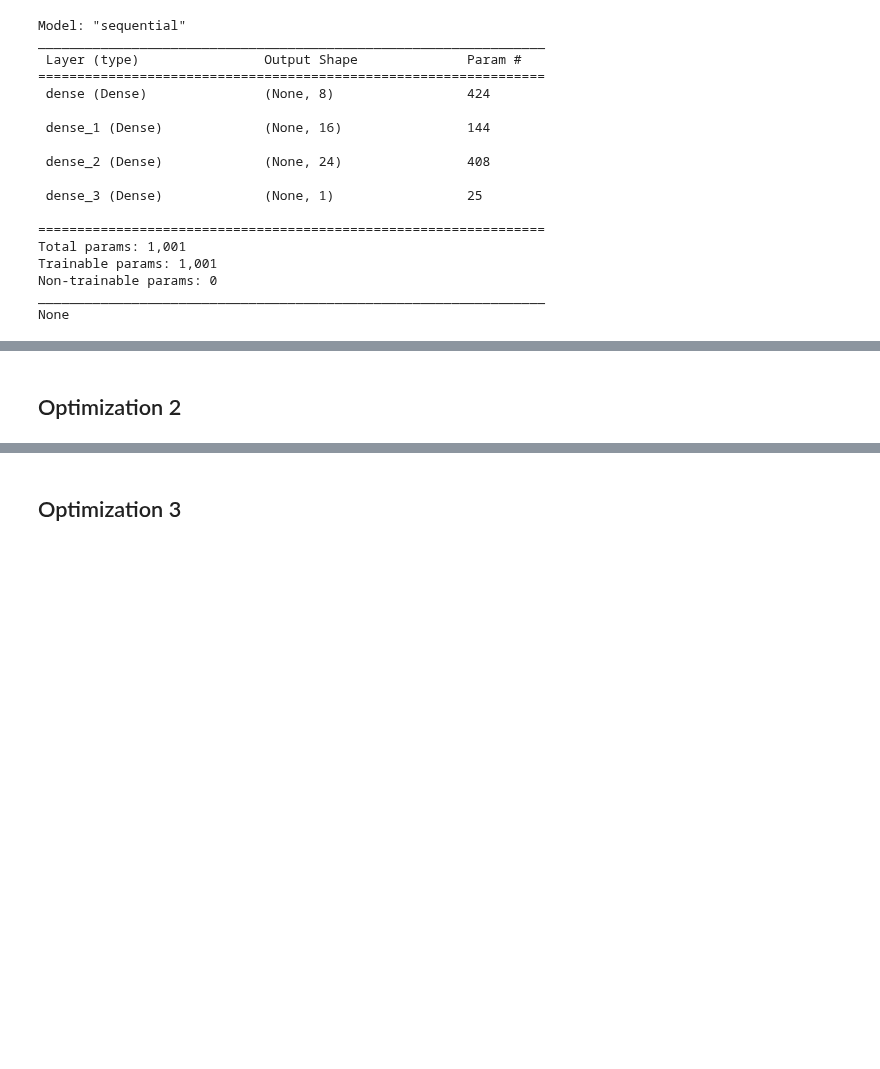
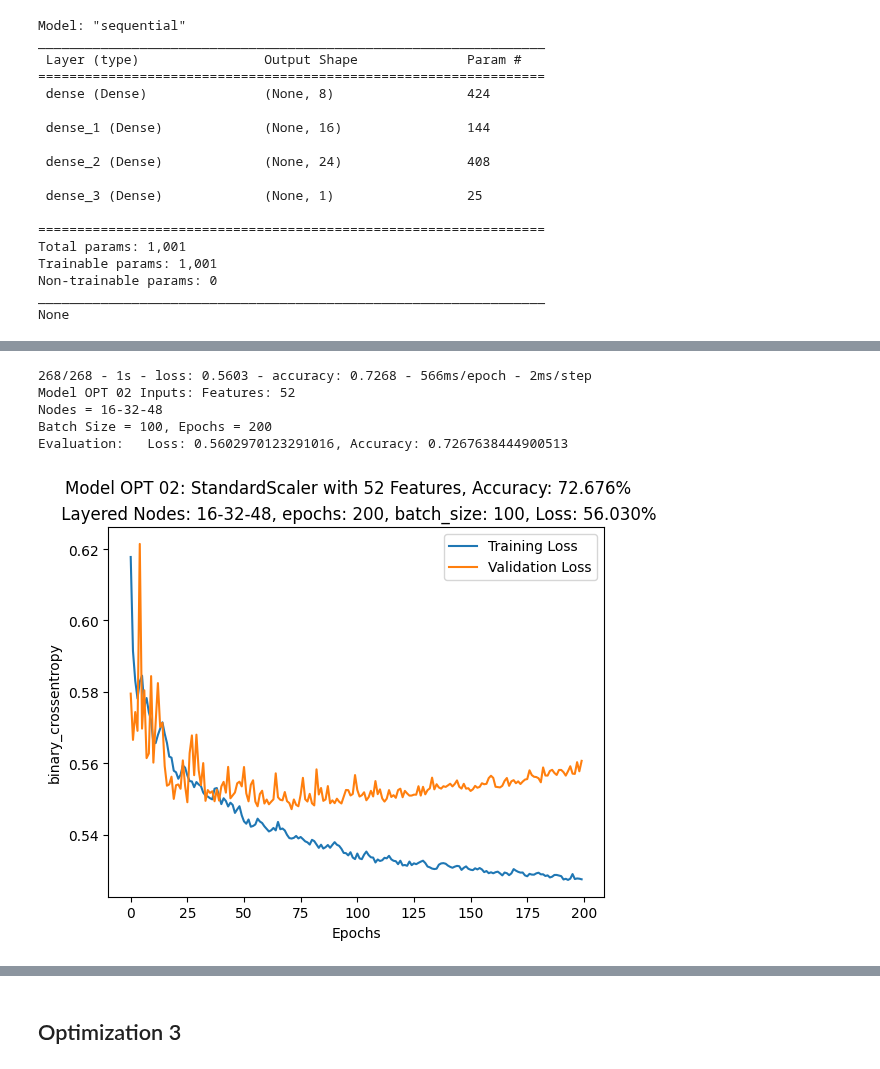
Before and after one commit to mugsiemx/deep-learning-challenge, a Jupyter notebook: AlphabetSoupCharity_Optimization.ipynb, the cells around one changed output, grey strips where cells are left out. Drawn from its saved outputs; the diff is of its cells as text; code cells hidden in the pictures; blank space fills up the shorter version.

```diff
--- a/AlphabetSoupCharity_Optimization.ipynb
+++ b/AlphabetSoupCharity_Optimization.ipynb
@@ -506,13 +503,13 @@ Model: StandardScaler with 52 Features, Accuracy: 72.455%
 # %%
 # define variables for quick access to training
-## changed activation to relu and cut remaining variables in half
+## changed activation to tanh and doubled remaining variables
 number_input_features = len(X_train[0])
-activation = 'relu'
-hidden_nodes_layer1 = 1
-hidden_nodes_layer2 = 8
-hidden_nodes_layer3 = 16
-batch_size = 25
-epochs = 50
+activation = 'tanh'
+hidden_nodes_layer1 = 16
+hidden_nodes_layer2 = 32
+hidden_nodes_layer3 = 48
+batch_size = 100
+epochs = 200
 
 adam = tf.keras.optimizers.legacy.Adam(learning_rate=.1, decay=1e-3)
 loss = "binary_crossentropy"
@@ -543,14 +577,12 @@ print(nn.summary())
 # %%
 # create callback
 # Export our model to HDF5 file
-filepath_w = 'deep-learning-challenge/checkpoints/AlphabetSoupCharity.weight.{epoch:02d}.hdf5'
+filepath_w = 'deep-learning-challenge/checkpoints/OPT_02_AlphabetSoupCharity.weight.{epoch:02d}.hdf5'
 checkpoint = tf.keras.callbacks.ModelCheckpoint(filepath=filepath_w,
                                                 monitor='val_loss',
                                                 verbose=0,
                                                 mode='min',
-                                                save_weights_only=True,
-                                                save_freq=5)
-                                                # save_best_only=True)
+                                                save_best_only=True)
 callbacks=[checkpoint]
 # %%
 # Train the model
@@ -564,23 +596,31 @@ history = nn.fit(pd.DataFrame(X_train_scaled).apply(np.asarray),
 # %%
 # Evaluate the model using the test data
 model_loss, model_accuracy = nn.evaluate(X_test_scaled, y_test, verbose=2)
-print(f'Model Inputs: Features: {number_input_features}')
+print(f'Model OPT 02 Inputs: Features: {number_input_features}')
 nl_nodes = f'{hidden_nodes_layer1}-{hidden_nodes_layer2}-{hidden_nodes_layer3}'
 print(f'Nodes = {nl_nodes}')
 print(f'Batch Size = {batch_size}, Epochs = {epochs}')
 print(f'Evaluation:   Loss: {model_loss}, Accuracy: {model_accuracy}')
+# %% [output]
+268/268 - 1s - loss: 0.5603 - accuracy: 0.7268 - 566ms/epoch - 2ms/step
+Model OPT 02 Inputs: Features: 52
+Nodes = 16-32-48
+Batch Size = 100, Epochs = 200
+Evaluation:   Loss: 0.5602970123291016, Accuracy: 0.7267638444900513
 # %%
 #plot the training history
-s_title = f'Model: StandardScaler with {number_input_features} Features, Accuracy: {model_accuracy:.3%}'
+s_title = f'Model OPT 02: StandardScaler with {number_input_features} Features, Accuracy: {model_accuracy:.3%}'
 n_title = f' Layered Nodes: {nl_nodes}, epochs: {epochs}, batch_size: {batch_size}, Loss: {model_loss:.3%}'
 
 plt.plot(history.history['loss'], label='Training Loss')
 plt.plot(history.history['val_loss'], label='Validation Loss')
 plt.legend()
 plt.suptitle(s_title)
 plt.title(n_title)
 plt.xlabel('Epochs')
 plt.ylabel(loss)
-plt.savefig(f'deep-learning-challenge/Images/model_training_history{model_accuracy}.png')
+plt.savefig(f'deep-learning-challenge/Images/OPT_02_model_training_history_{model_accuracy}.png')
 plt.show()
+# %% [output]
+[figure, added]
 # %%
@@ -595,2 +630,0 @@ print(n_title)
-# %% [markdown]
-## Optimization 2
```
Also changed, not shown: parts of 31 cells of this notebook.
